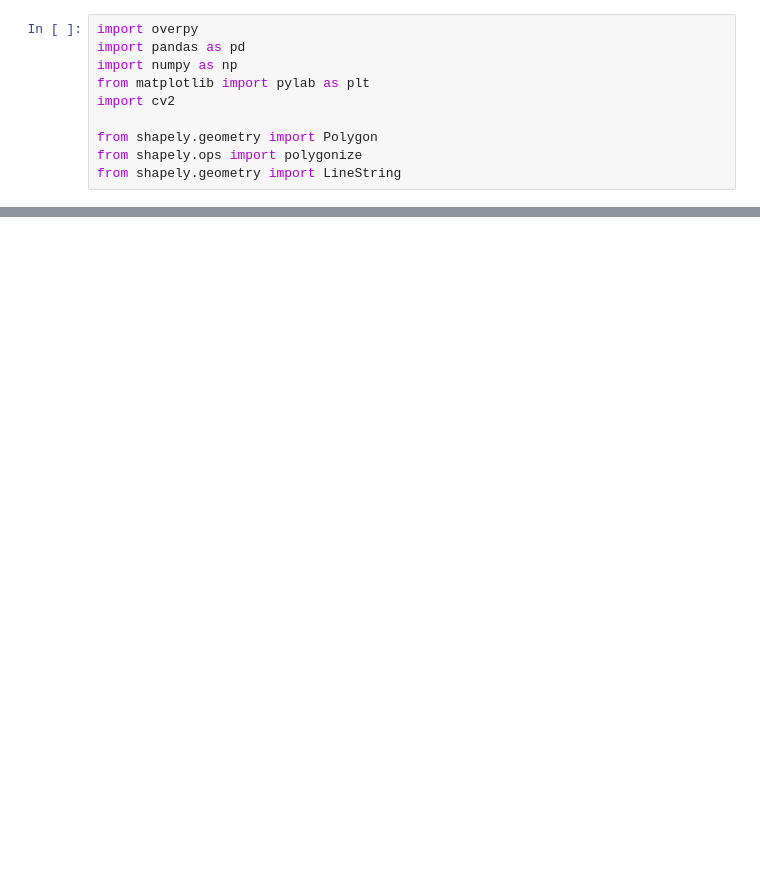
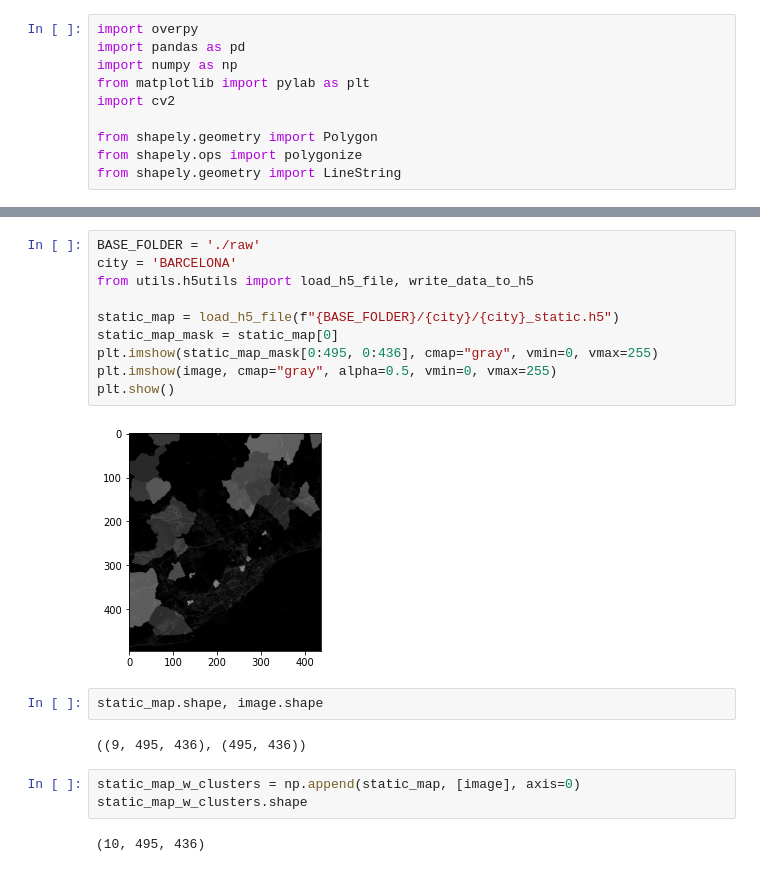
Before and after one commit to D3auuvc/ut-its-project, a Jupyter notebook: map image.ipynb, the cells around one changed output, grey strips where cells are left out. Cells and saved outputs as stored; diff of their text form; blank space fills up the shorter version.

```diff
--- a/map image.ipynb
+++ b/map image.ipynb
@@ -131,0 +157,21 @@ plt.show()
+# %%
+BASE_FOLDER = './raw'
+city = 'BARCELONA'
+from utils.h5utils import load_h5_file, write_data_to_h5
+
+static_map = load_h5_file(f"{BASE_FOLDER}/{city}/{city}_static.h5")
+static_map_mask = static_map[0]
+plt.imshow(static_map_mask[0:495, 0:436], cmap="gray", vmin=0, vmax=255)
+plt.imshow(image, cmap="gray", alpha=0.5, vmin=0, vmax=255)
+plt.show()
+# %% [output]
+[figure, added]
+# %%
+static_map.shape, image.shape
+# %% [output]
+((9, 495, 436), (495, 436))
+# %%
+static_map_w_clusters = np.append(static_map, [image], axis=0)
+static_map_w_clusters.shape
+# %% [output]
+(10, 495, 436)
```
Also changed, not shown: parts of 6 cells of this notebook.
